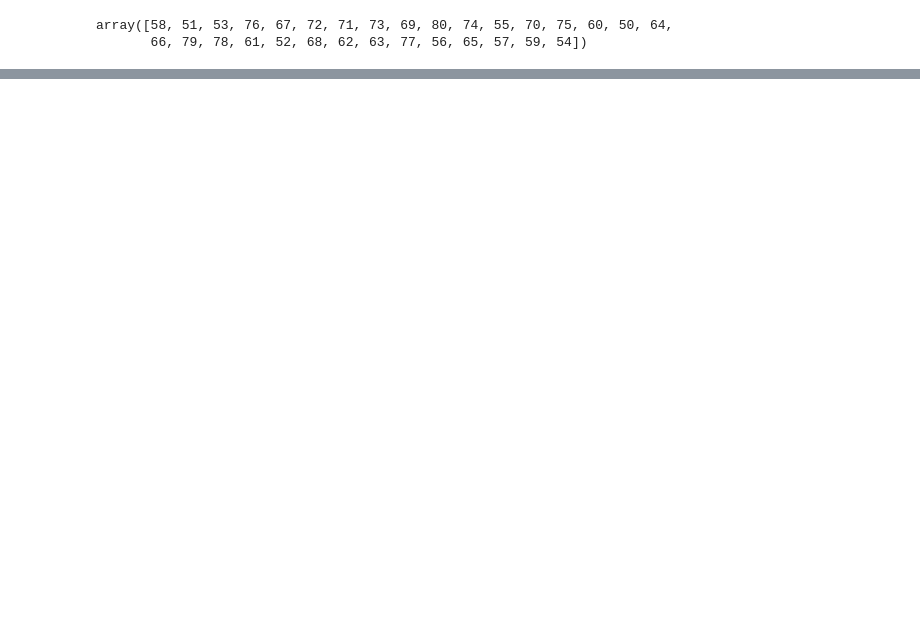
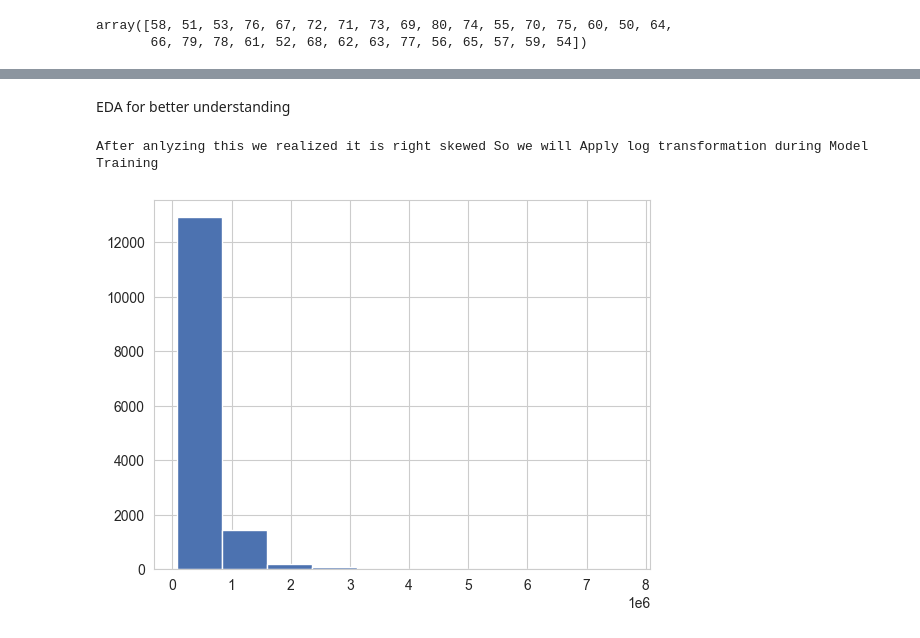
Before and after one commit to abhishek24-06/Indian-House-Price-Prediction, a Jupyter notebook: Data_analysis.ipynb, the cells around one changed output, grey strips where cells are left out. Drawn from its saved outputs; the diff is of its cells as text; code cells hidden in the pictures; blank space fills up the shorter version.

```diff
--- a/Data_analysis.ipynb
+++ b/Data_analysis.ipynb
@@ -66,0 +112,8 @@ array([58, 51, 53, 76, 67, 72, 71, 73, 69, 80, 74, 55, 70, 75, 60, 50, 64,
+# %% [markdown]
+EDA for better understanding
+# %%
+df['Price'].hist()
+print("After anlyzing this we realized it is right skewed So we will Apply log transformation during Model Training")
+# %% [output]
+After anlyzing this we realized it is right skewed So we will Apply log transformation during Model Training
+[figure, added]
```
Also changed, not shown: parts of 13 cells of this notebook.
